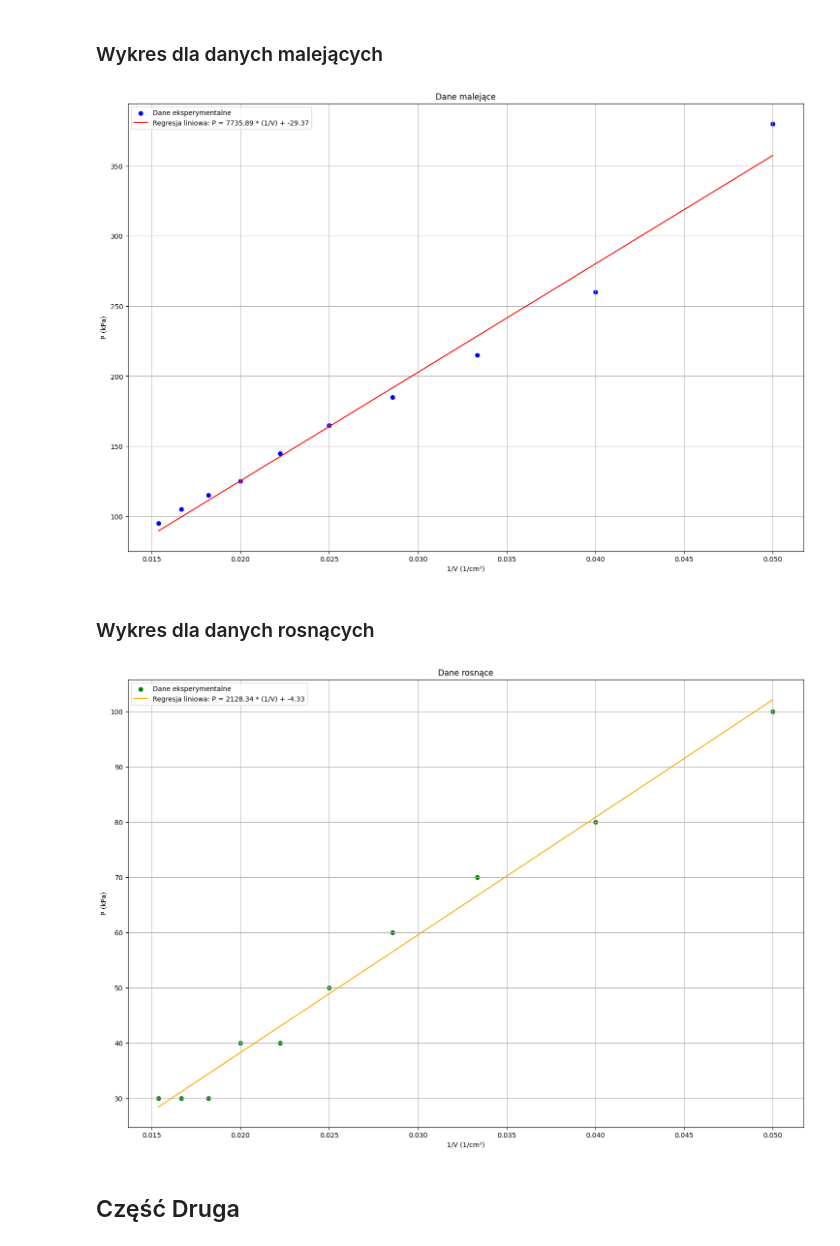
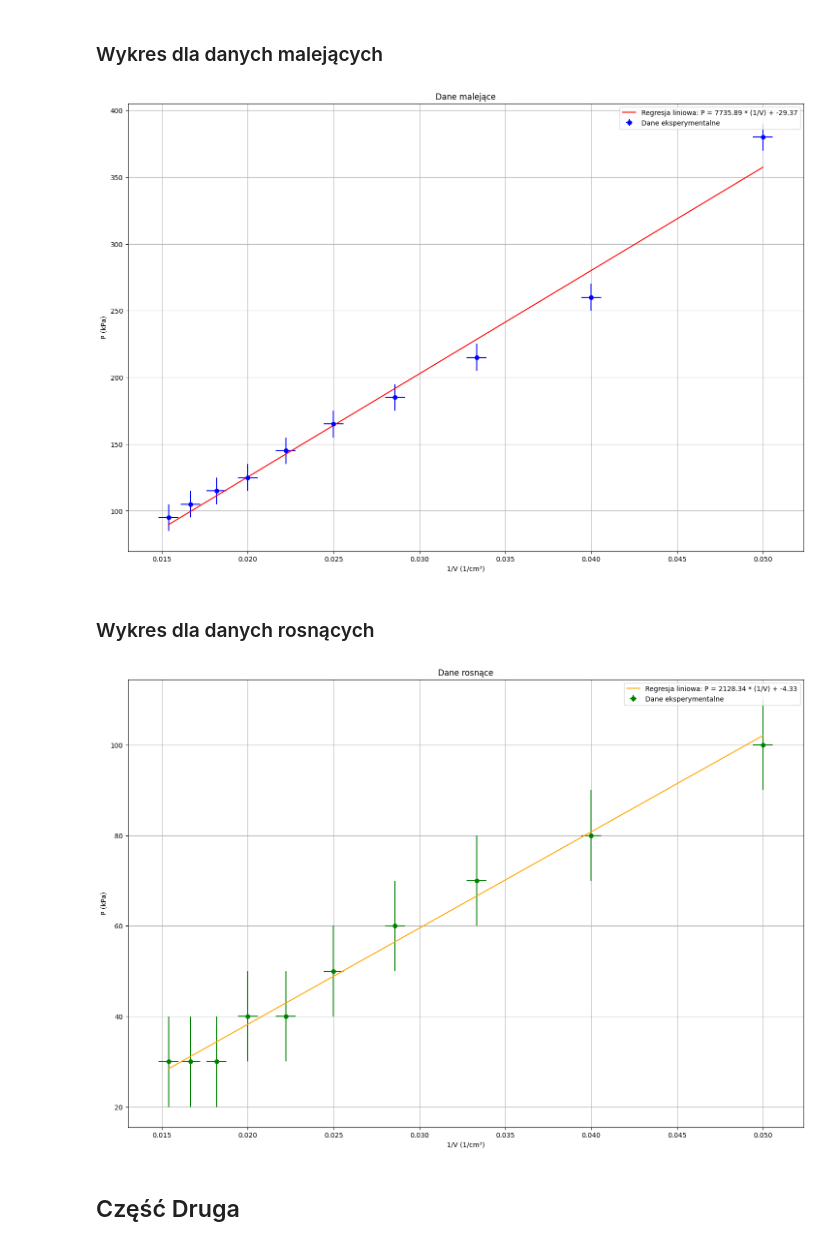
Before and after one commit to milosz0542/I-pracownia-fizyczna-2, a Jupyter notebook: Sprawozdanie32/Obliczenia32.ipynb, the cells around one changed output. Drawn from its saved outputs; the diff is of its cells as text; code cells hidden in the pictures.

```diff
--- a/Sprawozdanie32/Obliczenia32.ipynb
+++ b/Sprawozdanie32/Obliczenia32.ipynb
@@ -7,7 +7,7 @@ import matplotlib.pyplot as plt
 ## Wprowadzenie danych
 # %%
 # Dane z części pierwszej
-# czesc1_dane = np.array([
+czesc1_dane = np.array([
     [65, 100, 90, 30, 30],
     [60, 110, 100, 30, 30],
     [55, 120, 110, 30, 30],
@@ -55,6 +55,14 @@ dane_chlodzenie = np.array([
     [15, 0, 340]
 ], dtype=int)
 
+delta_V = 1  # ml
+delta_P_1 = 1e4  # Pa
+delta_P_2 = 5e2  # Pa
+delta_Ohm = 1  # Ohm
+
+delta_P_1 = delta_P_1 / 1e3  # kPa
+delta_P_2 = delta_P_2 / 1e3  # kPa
+
 cisnienie_ogrzewanie = dane_ogrzewanie[:, 0]
 opor_ogrzewanie = dane_ogrzewanie[:, 2]
 
@@ -96,8 +104,7 @@ a_ros: 2128.34098886126, b_ros: -4.32901083066941
 ### Wykres dla danych malejących
 # %%
 plt.figure(figsize=(18, 12))
-
-plt.scatter(V_inv, P_mal, color='blue', label='Dane eksperymentalne')
+plt.errorbar(V_inv, P_mal, yerr=delta_P_1, xerr=(delta_V/np.sqrt(3))/1000, fmt='o', color='blue', label='Dane eksperymentalne')
 plt.plot(V_inv, a_mal * V_inv + b_mal, color='red', label=f"Regresja liniowa: P = {a_mal:.2f} * (1/V) + {b_mal:.2f}")
 plt.xlabel('1/V (1/cm³)')
 plt.ylabel('P (kPa)')
@@ -106,22 +113,22 @@ plt.legend()
 plt.grid()
 plt.show()
 # %% [output]
-[figure, old version]
+[figure, new version]
 # %% [markdown]
 ### Wykres dla danych rosnących
 # %%
 plt.figure(figsize=(18, 12))
 
-plt.scatter(V_inv, P_ros, color='green', label='Dane eksperymentalne')
+plt.errorbar(V_inv, P_ros, yerr=delta_P_1, xerr=(delta_V/np.sqrt(3))/1000, fmt='o', color='green', label='Dane eksperymentalne')
 plt.plot(V_inv, a_ros * V_inv + b_ros, color='orange', label=f"Regresja liniowa: P = {a_ros:.2f} * (1/V) + {b_ros:.2f}")
 plt.xlabel('1/V (1/cm³)')
 plt.ylabel('P (kPa)')
 plt.title('Dane rosnące')
 plt.legend()
 plt.grid()
 plt.show()
 # %% [output]
-[figure, old version]
+[figure, new version]
 # %% [markdown]
 ## Część Druga
 # %%
```
Also changed, not shown: parts of 3 cells of this notebook, 15 other files.
